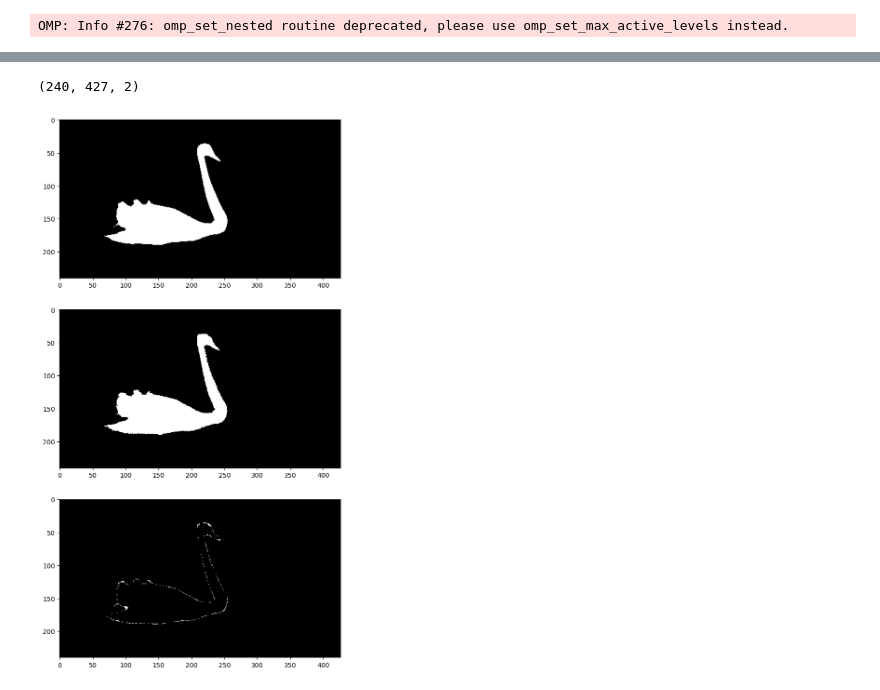
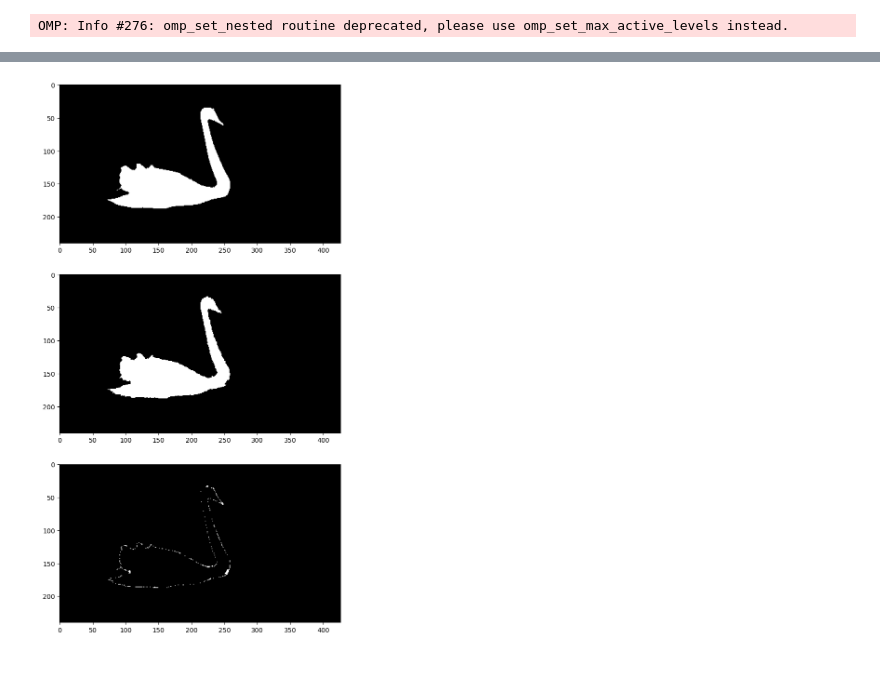
Before and after one commit to AkuBrains/compvisio_patchmatch, a Jupyter notebook: main.ipynb, the cells around one changed output, grey strips where cells are left out. Cells and saved outputs as stored; diff of their text form; code cells hidden in the pictures.

Commit message:
Create new class to track object using PM

```diff
--- a/main.ipynb
+++ b/main.ipynb
@@ -11,7 +11,8 @@ root = 'sequences-train/'
 name = 'swan' # name of the sequence : bag, bear, book, camel, rhino, swan
 im_begin, im_end = 1, 26 # reference image (1) and last image (varies depending on the sequence)
 # %%
-ref = io.imread(root + name + '-%0*d.bmp'%(3,1))
-img = io.imread(root + name + '-%0*d.bmp'%(3,2))
-ref_mask = io.imread(root + name + '-%0*d.png'%(3,1))
-img_mask = io.imread(root + name + '-%0*d.png'%(3,2))
+imgs = []
+masks = []
+for k in range(1, 10):
+    imgs.append(io.imread(root + name + '-%0*d.bmp'%(3,k)))
+    masks.append(io.imread(root + name + '-%0*d.png'%(3,k)))
@@ -48,7 +18,0 @@ print(temp[2, :3, :3, :])
-# %%
-res = np.zeros((240, 427, 10))
-print(temp[0, :, :, :].shape)
-for k in range(10):
-    res[:,:,k] = estimate_mask_inv(ref_mask, temp[k, :, :, :])
-# %% [output]
-(240, 427, 2)
@@ -65,9 +19,14 @@ esti_mask = thresholding(res, threshold=8)
+# %%
+tracker = PatchMatchTracking(n_iter=10, threshold=8, monte_carlo=True)
+esti_mask = tracker.track(imgs, masks[0])
+# %%
+i = 4
 # %%
-fig, axs = plt.subplots(3, 1, figsize=(15, 15))
+fig, axs = plt.subplots(3, 1, figsize=(20, 15))
 
-axs[0].imshow(img_mask, cmap="gray")
-axs[1].imshow(esti_mask, cmap="gray")
-axs[2].imshow(np.abs(img_mask-esti_mask), cmap="gray")
+axs[0].imshow(masks[i], cmap="gray")
+axs[1].imshow(esti_mask[i], cmap="gray")
+axs[2].imshow(np.abs(masks[i]-esti_mask[i]), cmap="gray")
 plt.show()
 # %% [output]
-[figure, old version]
+[figure, new version]
```
Also changed, not shown: parts of 11 cells of this notebook, 1 other file.
